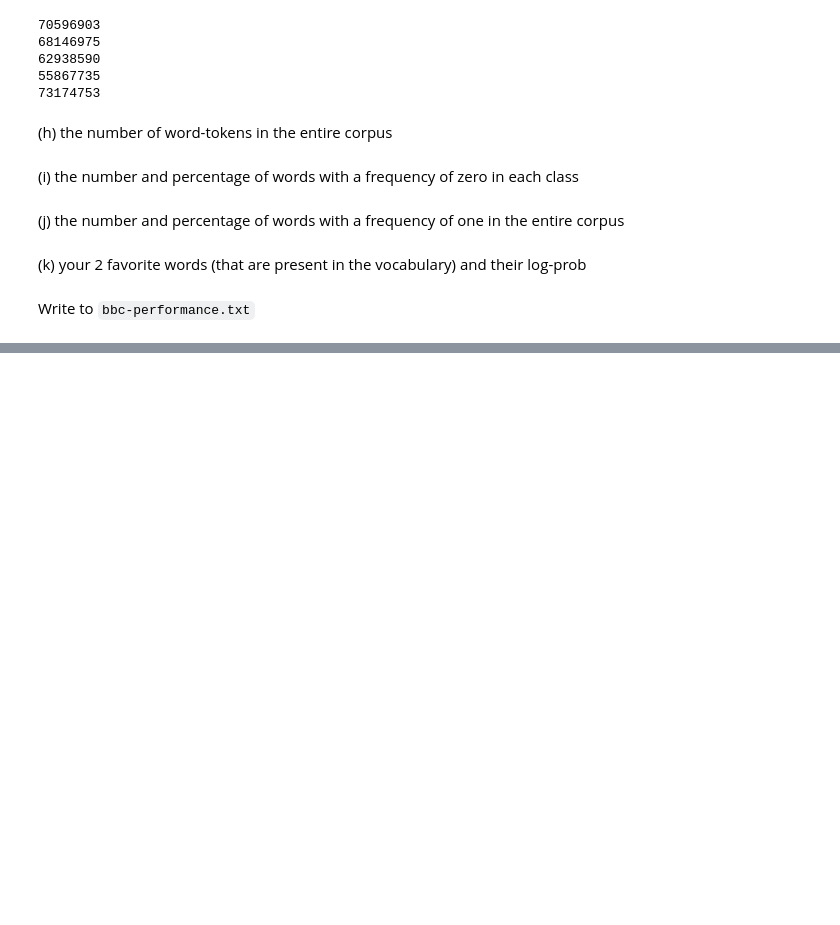
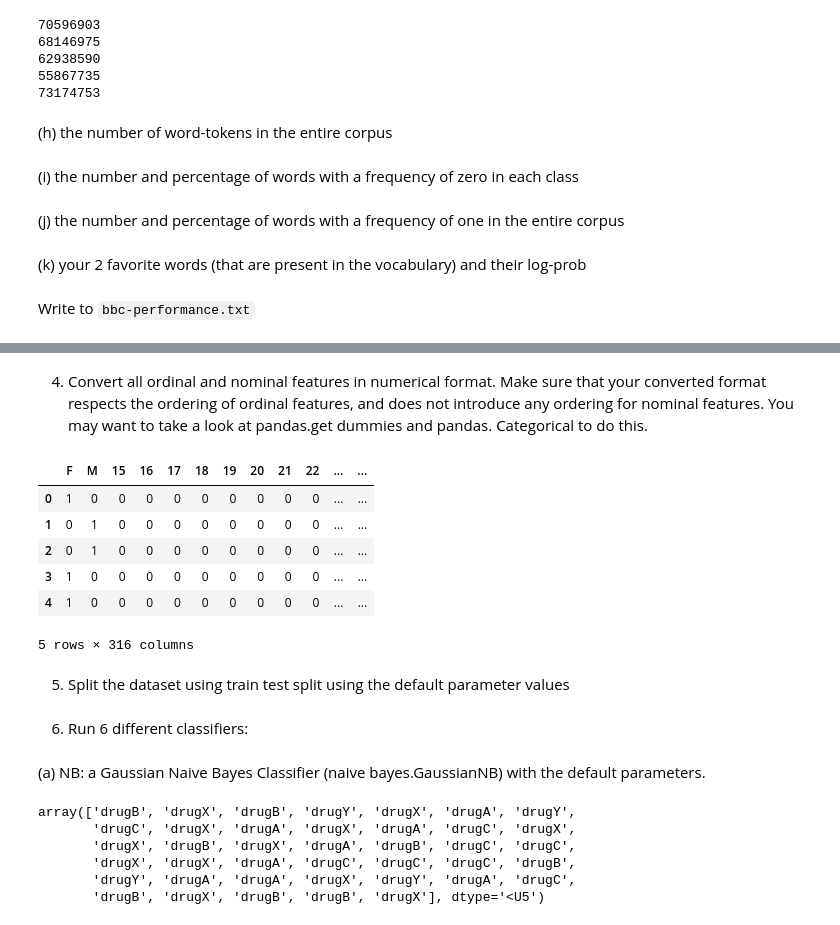
Before and after one commit to willyyhuang/472-project-1, a Jupyter notebook: COMP 472 - A1 Task 1.ipynb, the cells around one changed output, grey strips where cells are left out. Drawn from its saved outputs; the diff is of its cells as text; code cells hidden in the pictures; blank space fills up the shorter version.

```diff
--- a/COMP 472 - A1 Task 1.ipynb
+++ b/COMP 472 - A1 Task 1.ipynb
@@ -774,0 +816,30 @@ f.close()
+# %% [markdown]
+4. Convert all ordinal and nominal features in numerical format. Make sure that your converted format respects the ordering of ordinal features, and does not introduce any ordering for nominal features. You may want to take a look at pandas.get dummies and pandas. Categorical to do this.
+# %%
+
+sex = pd.get_dummies(df['Sex'])
+df_new = sex
+
+age = pd.get_dummies(df['Age'])
+df_new = pd.concat([df_new, age], axis=1)
+
+bp = pd.get_dummies(df['BP'])
+df_new = pd.concat([df_new, age], axis=1)
+
+chol = pd.get_dummies(df['Cholesterol'])
+df_new = pd.concat([df_new, chol], axis=1)
+
+nak = pd.get_dummies(df['Na_to_K'])
+df_new = pd.concat([df_new, nak], axis=1)
+
+df_new.head()
+# %% [output]
+|  | F | M | 15 | 16 | 17 | 18 | 19 | 20 | 21 | 22 | ... | ... |
+| 0 | 1 | 0 | 0 | 0 | 0 | 0 | 0 | 0 | 0 | 0 | ... | ... |
+| 1 | 0 | 1 | 0 | 0 | 0 | 0 | 0 | 0 | 0 | 0 | ... | ... |
+| 2 | 0 | 1 | 0 | 0 | 0 | 0 | 0 | 0 | 0 | 0 | ... | ... |
+| 3 | 1 | 0 | 0 | 0 | 0 | 0 | 0 | 0 | 0 | 0 | ... | ... |
+| 4 | 1 | 0 | 0 | 0 | 0 | 0 | 0 | 0 | 0 | 0 | ... | ... |
+5 rows × 316 columns
+# %% [markdown]
+5. Split the dataset using train test split using the default parameter values
@@ -774,0 +850,16 @@ f.close()
+# %% [markdown]
+6. Run 6 different classifiers:
+# %% [markdown]
+(a) NB: a Gaussian Naive Bayes Classifier (naive bayes.GaussianNB) with the default parameters.
+# %%
+clf = GaussianNB()
+clf.fit(X_train, y_train)
+y_pred = clf.predict(X_test)
+y_pred
+# %% [output]
+array(['drugB', 'drugX', 'drugB', 'drugY', 'drugX', 'drugA', 'drugY',
+       'drugC', 'drugX', 'drugA', 'drugX', 'drugA', 'drugC', 'drugX',
+       'drugX', 'drugB', 'drugX', 'drugA', 'drugB', 'drugC', 'drugC',
+       'drugX', 'drugX', 'drugA', 'drugC', 'drugC', 'drugC', 'drugB',
+       'drugY', 'drugA', 'drugA', 'drugX', 'drugY', 'drugA', 'drugC',
+       'drugB', 'drugX', 'drugB', 'drugB', 'drugX'], dtype='<U5')
```
Also changed, not shown: parts of 10 cells of this notebook, 1 other file.
